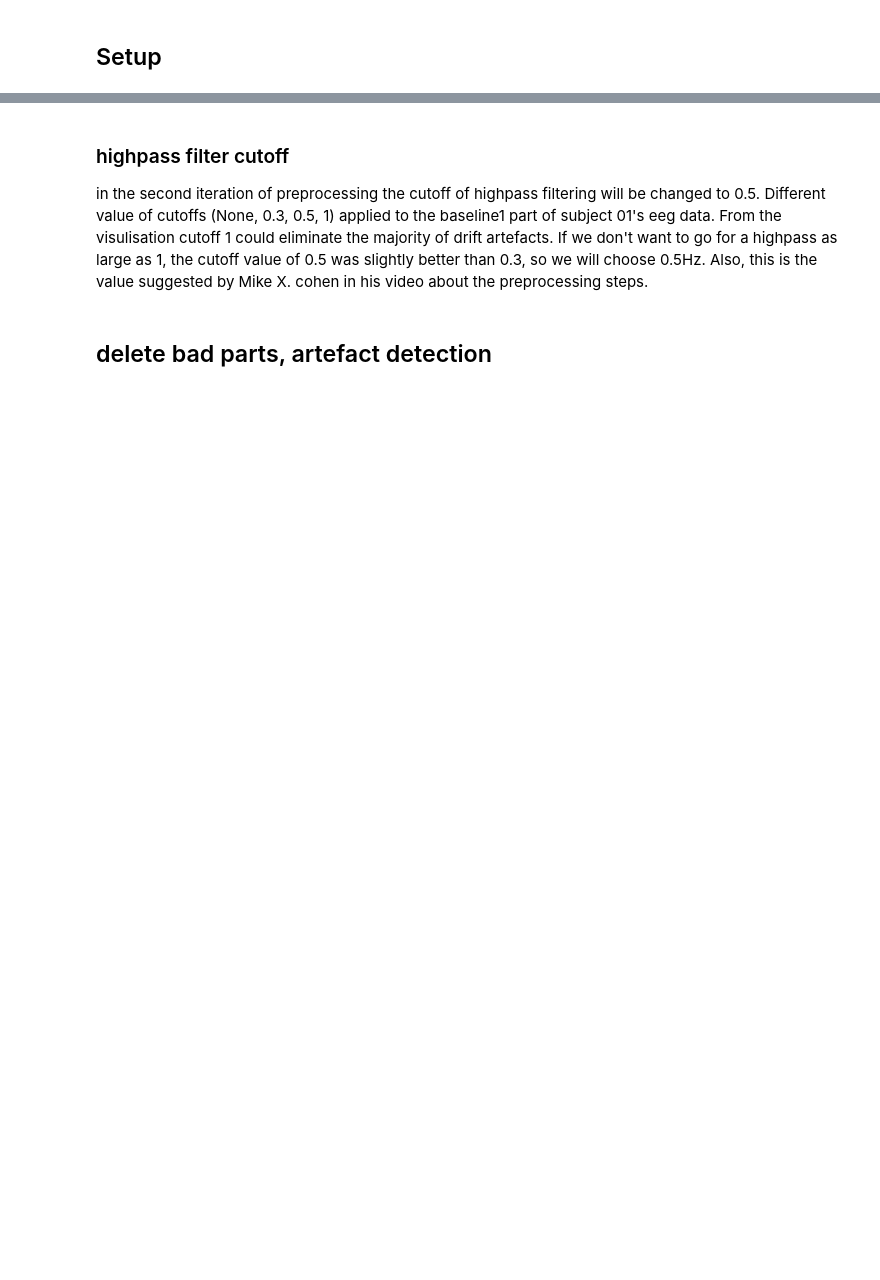
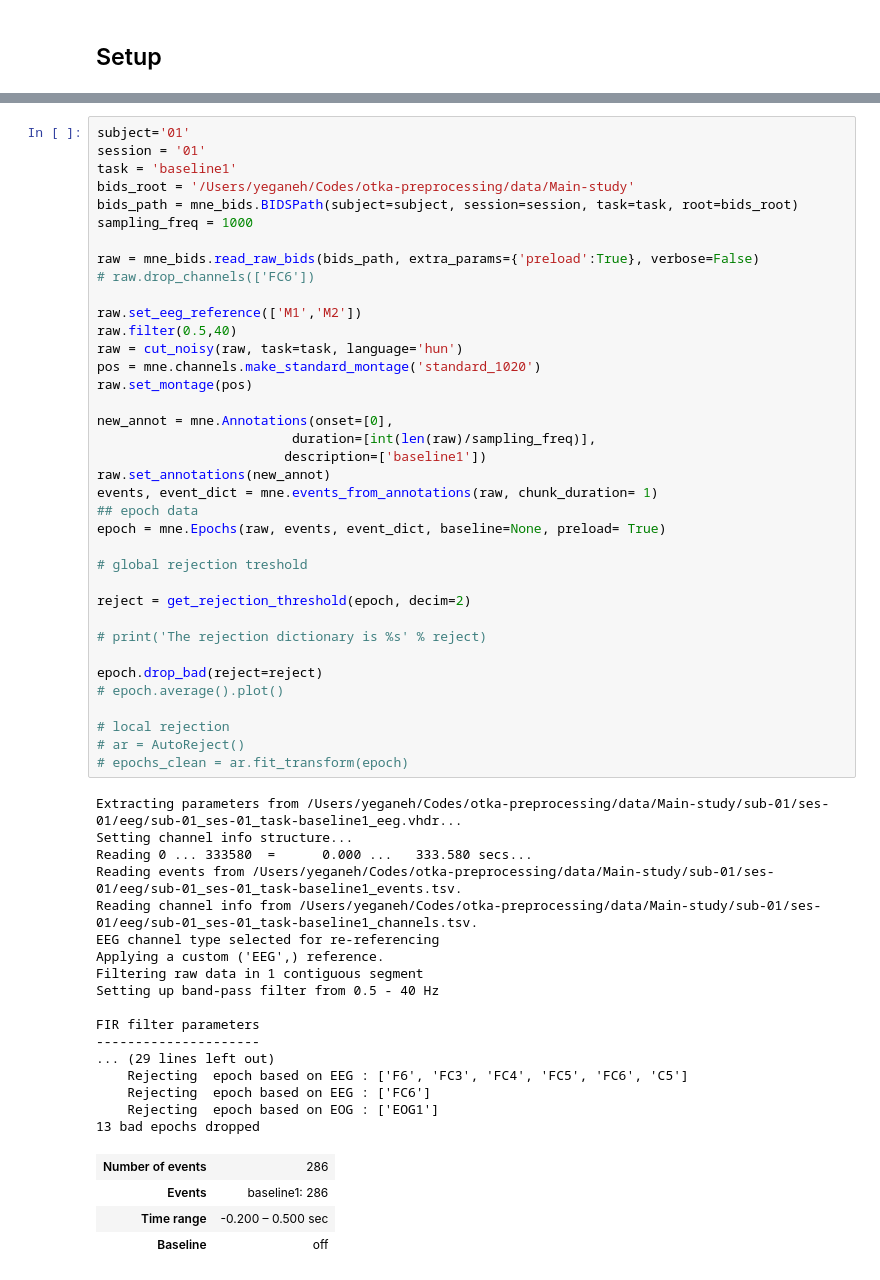
Before and after one commit to sycomix/SuggNet, a Jupyter notebook: otka/preprocessing.ipynb, the cells around one changed output, grey strips where cells are left out. Drawn from its saved outputs; the diff is of its cells as text; blank space fills up the shorter version.

```diff
--- a/otka/preprocessing.ipynb
+++ b/otka/preprocessing.ipynb
@@ -141,6 +194,60 @@ Effective window size : 2.048 (s)
-# %% [markdown]
-### highpass filter cutoff
-in the second iteration of preprocessing the cutoff of highpass filtering will be changed to 0.5. Different value of cutoffs (None, 0.3, 0.5, 1) applied to the baseline1 part of subject 01's eeg data. From the visulisation cutoff 1 could eliminate the majority of drift artefacts. If we don't want to go for a highpass as large as 1, the cutoff value of 0.5 was slightly better than 0.3, so we will choose 0.5Hz. Also, this is the value suggested by Mike X. cohen in his video about the preprocessing steps.
-# %% [markdown]
-## delete bad parts, artefact detection
+# %%
+subject='01'
+session = '01'
+task = 'baseline1'
+bids_root = '/Users/yeganeh/Codes/otka-preprocessing/data/Main-study'
+bids_path = mne_bids.BIDSPath(subject=subject, session=session, task=task, root=bids_root)
+sampling_freq = 1000
+
+raw = mne_bids.read_raw_bids(bids_path, extra_params={'preload':True}, verbose=False)
+# raw.drop_channels(['FC6'])
+
+raw.set_eeg_reference(['M1','M2'])
+raw.filter(0.5,40)
+raw = cut_noisy(raw, task=task, language='hun')
+pos = mne.channels.make_standard_montage('standard_1020')
+raw.set_montage(pos)
+
+new_annot = mne.Annotations(onset=[0],
+                         duration=[int(len(raw)/sampling_freq)],
+                        description=['baseline1'])
+raw.set_annotations(new_annot)
+events, event_dict = mne.events_from_annotations(raw, chunk_duration= 1)
+## epoch data
+epoch = mne.Epochs(raw, events, event_dict, baseline=None, preload= True)
+
+# global rejection treshold
+
+reject = get_rejection_threshold(epoch, decim=2)
+
+# print('The rejection dictionary is %s' % reject)
+
+epoch.drop_bad(reject=reject)
+# epoch.average().plot()
+
+# local rejection
+# ar = AutoReject()
+# epochs_clean = ar.fit_transform(epoch)
+# %% [output]
+Extracting parameters from /Users/yeganeh/Codes/otka-preprocessing/data/Main-study/sub-01/ses-01/eeg/sub-01_ses-01_task-baseline1_eeg.vhdr...
+Setting channel info structure...
+Reading 0 ... 333580  =      0.000 ...   333.580 secs...
+Reading events from /Users/yeganeh/Codes/otka-preprocessing/data/Main-study/sub-01/ses-01/eeg/sub-01_ses-01_task-baseline1_events.tsv.
+Reading channel info from /Users/yeganeh/Codes/otka-preprocessing/data/Main-study/sub-01/ses-01/eeg/sub-01_ses-01_task-baseline1_channels.tsv.
+EEG channel type selected for re-referencing
+Applying a custom ('EEG',) reference.
+Filtering raw data in 1 contiguous segment
+Setting up band-pass filter from 0.5 - 40 Hz
+
+FIR filter parameters
+---------------------
+... (29 lines left out)
+    Rejecting  epoch based on EEG : ['F6', 'FC3', 'FC4', 'FC5', 'FC6', 'C5']
+    Rejecting  epoch based on EEG : ['FC6']
+    Rejecting  epoch based on EOG : ['EOG1']
+13 bad epochs dropped
+| Number of events | 286 |
+| Events | baseline1: 286 |
+| Time range | -0.200 – 0.500 sec |
+| Baseline | off |
 # %% [markdown]
```
Also changed, not shown: parts of 22 cells of this notebook, 1 other file.
